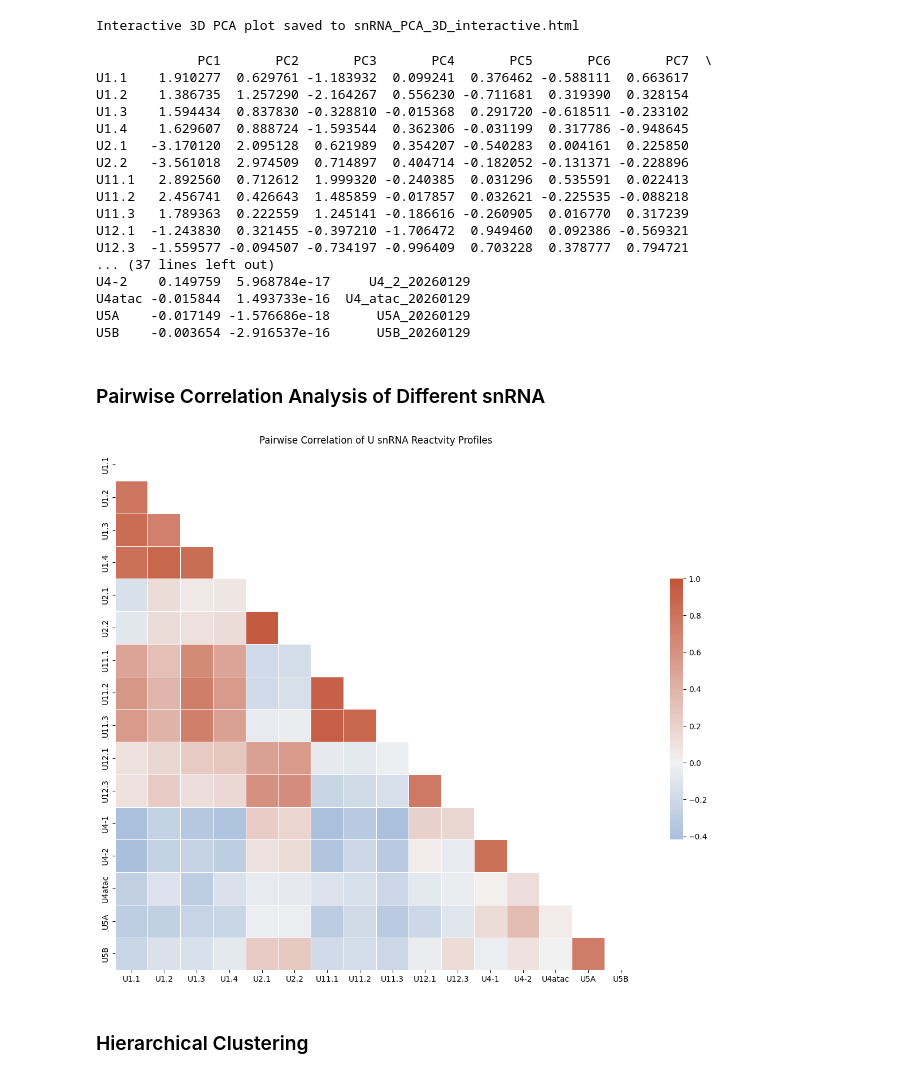
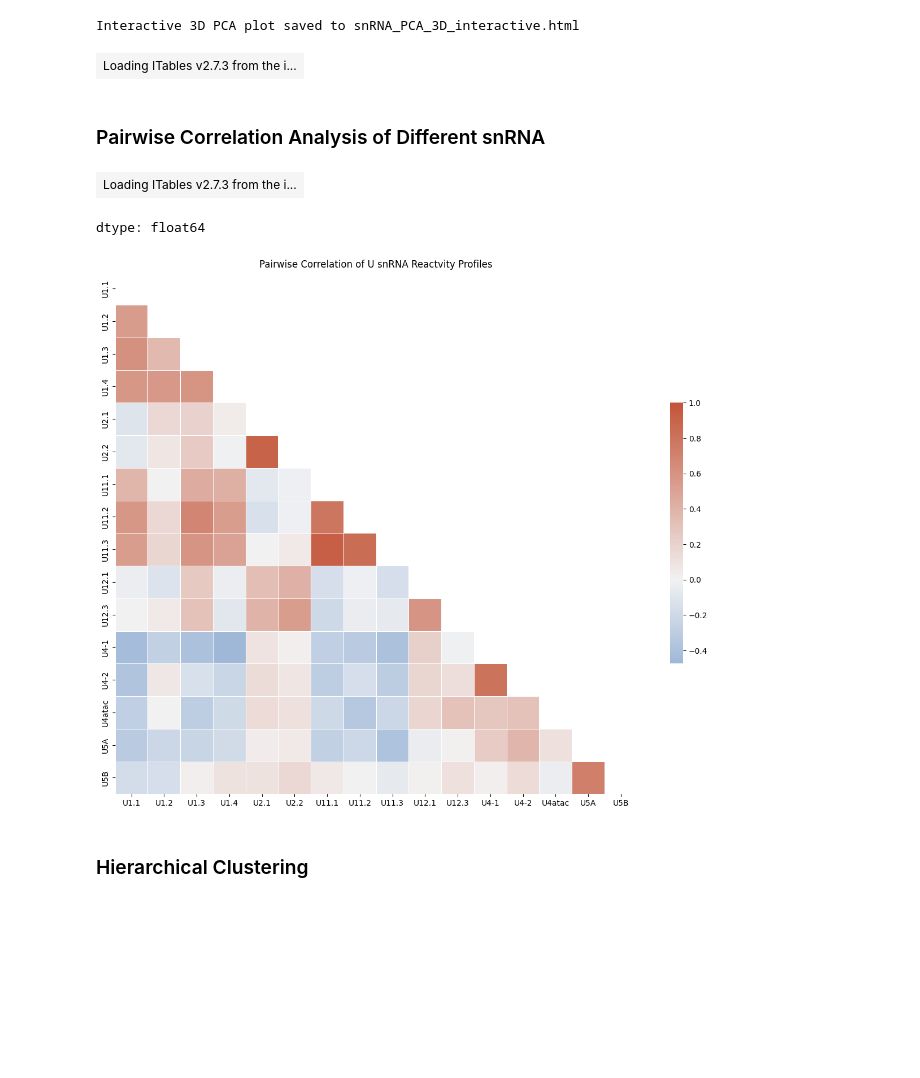
Before and after one commit to wjarret/Thesis_Code_Book, a Jupyter notebook: snRNA data analysis/Aim 1/PCA_Hierarchical_Clustering_snRNA.ipynb, the cells around one changed output. Drawn from its saved outputs; the diff is of its cells as text; code cells hidden in the pictures; blank space fills up the shorter version.

```diff
--- a/snRNA data analysis/Aim 1/PCA_Hierarchical_Clustering_snRNA.ipynb
+++ b/snRNA data analysis/Aim 1/PCA_Hierarchical_Clustering_snRNA.ipynb
@@ -302,48 +308,34 @@ fig_newton.write_html(output_html_file)
 print(f"Interactive 3D PCA plot saved to {output_html_file}")
 # %% [output]
 Interactive 3D PCA plot saved to snRNA_PCA_3D_interactive.html
-# %%
-print(pca_df)
-# %% [output]
-             PC1       PC2       PC3       PC4       PC5       PC6       PC7  \
-U1.1    1.910277  0.629761 -1.183932  0.099241  0.376462 -0.588111  0.663617
-U1.2    1.386735  1.257290 -2.164267  0.556230 -0.711681  0.319390  0.328154
-U1.3    1.594434  0.837830 -0.328810 -0.015368  0.291720 -0.618511 -0.233102
-U1.4    1.629607  0.888724 -1.593544  0.362306 -0.031199  0.317786 -0.948645
-U2.1   -3.170120  2.095128  0.621989  0.354207 -0.540283  0.004161  0.225850
-U2.2   -3.561018  2.974509  0.714897  0.404714 -0.182052 -0.131371 -0.228896
-U11.1   2.892560  0.712612  1.999320 -0.240385  0.031296  0.535591  0.022413
-U11.2   2.456741  0.426643  1.485859 -0.017857  0.032621 -0.225535 -0.088218
-U11.3   1.789363  0.222559  1.245141 -0.186616 -0.260905  0.016770  0.317239
-U12.1  -1.243830  0.321455 -0.397210 -1.706472  0.949460  0.092386 -0.569321
-U12.3  -1.559577 -0.094507 -0.734197 -0.996409  0.703228  0.378777  0.794721
-... (37 lines left out)
-U4-2    0.149759  5.968784e-17     U4_2_20260129
-U4atac -0.015844  1.493733e-16  U4_atac_20260129
-U5A    -0.017149 -1.576686e-18      U5A_20260129
-U5B    -0.003654 -2.916537e-16      U5B_20260129
+# %%
+pca_df
+# %% [output]
+| Loading ITables v2.7.3 from the i... |
 # %% [markdown]
 ### Pairwise Correlation Analysis of Different snRNA
+# %%
+corr = pca_matrix.T.corr(method = 'spearman')
+df_corr = pd.DataFrame(corr).stack()
+df_corr
+# %% [output]
+| Loading ITables v2.7.3 from the i... |
+dtype: float64
 # %%
-corr = pca_matrix.T.corr()
-#itables.show(corr)
-
-# Generate a mask for the triangle
-
 # mask = np.tril(np.ones_like(corr, dtype=bool))
 mask = np.triu(np.ones_like(corr, dtype=bool))
 
 # Set up the matplotlib figure
 f, ax = plt.subplots(figsize=(15, 12))
 
 # Generate a custom diverging colormap
 cmap = sns.diverging_palette(250, 20, as_cmap=True)
 
 # Draw the heatmap with the mask and correct aspect ratio
 Heat = sns.heatmap(corr, mask=mask, cmap=cmap, vmax=1, center=0, square=True, linewidths=.5,
             cbar_kws={"shrink": .5}).set(title='Pairwise Correlation of U snRNA Reactvity Profiles')
 # %% [output]
-[figure, old version]
+[figure, new version]
 # %% [markdown]
 ### Hierarchical Clustering
 # %%
```
Also changed, not shown: parts of 14 cells of this notebook.
